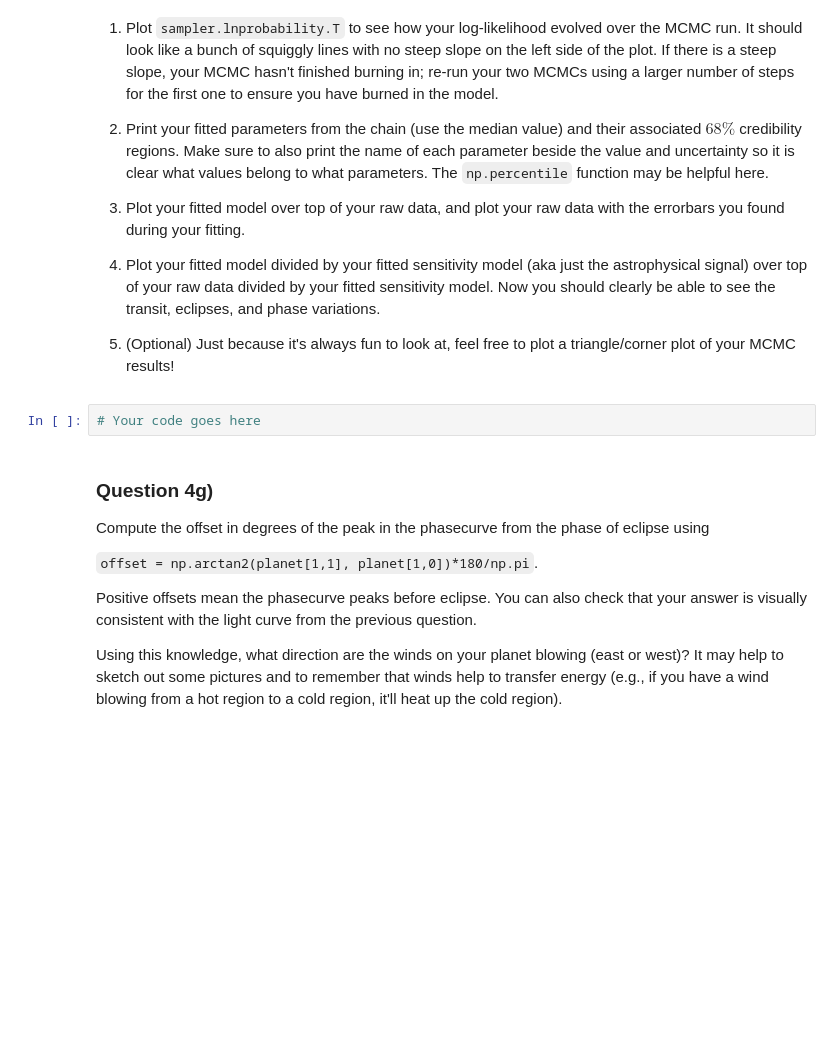
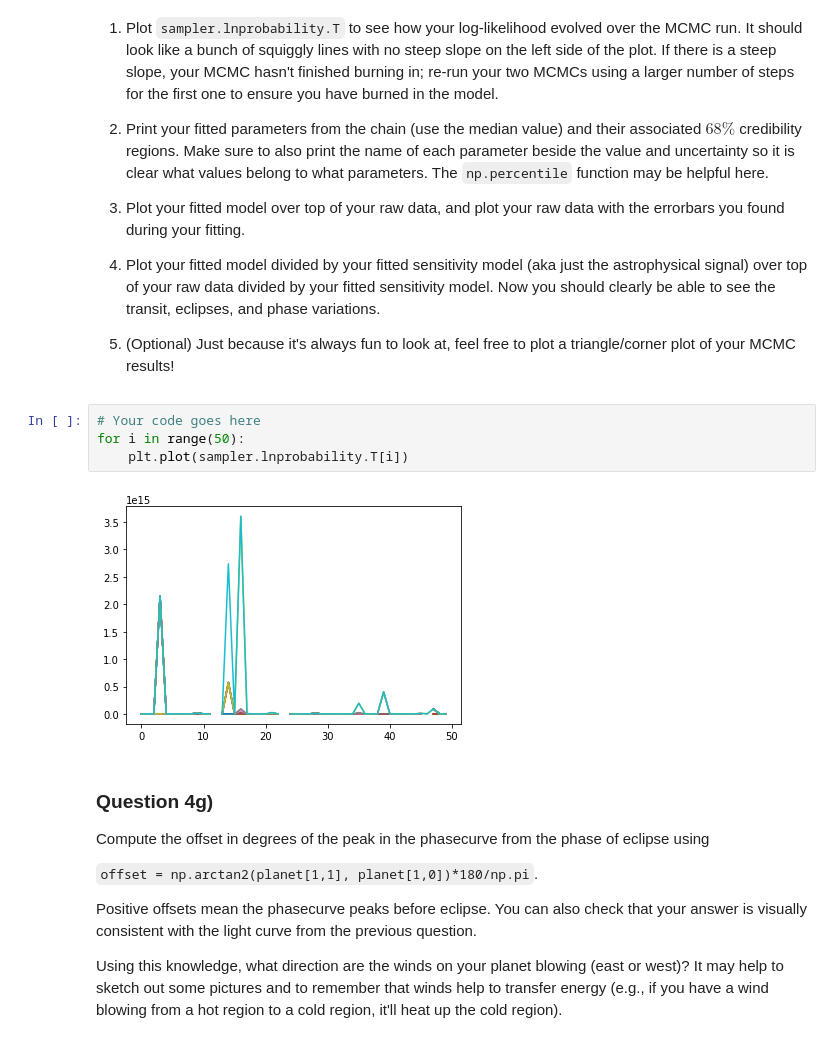
Before and after one commit to katiesavarc/DataSci_Lab, a Jupyter notebook: CodingLab08/CodingLab08_Exoplanets.ipynb, the cells around one changed output. Cells and saved outputs as stored; diff of their text form; blank space fills up the shorter version.

```diff
--- a/CodingLab08/CodingLab08_Exoplanets.ipynb
+++ b/CodingLab08/CodingLab08_Exoplanets.ipynb
@@ -475,6 +564,10 @@ Now it's time to examine your results.
 5. (Optional) Just because it's always fun to look at, feel free to plot a triangle/corner plot of your MCMC results!
 # %%
 # Your code goes here
+for i in range(50):
+    plt.plot(sampler.lnprobability.T[i])
+# %% [output]
+[figure, added]
 # %% [markdown]
 ### Question 4g)
 
```
Also changed, not shown: parts of 15 cells of this notebook.
